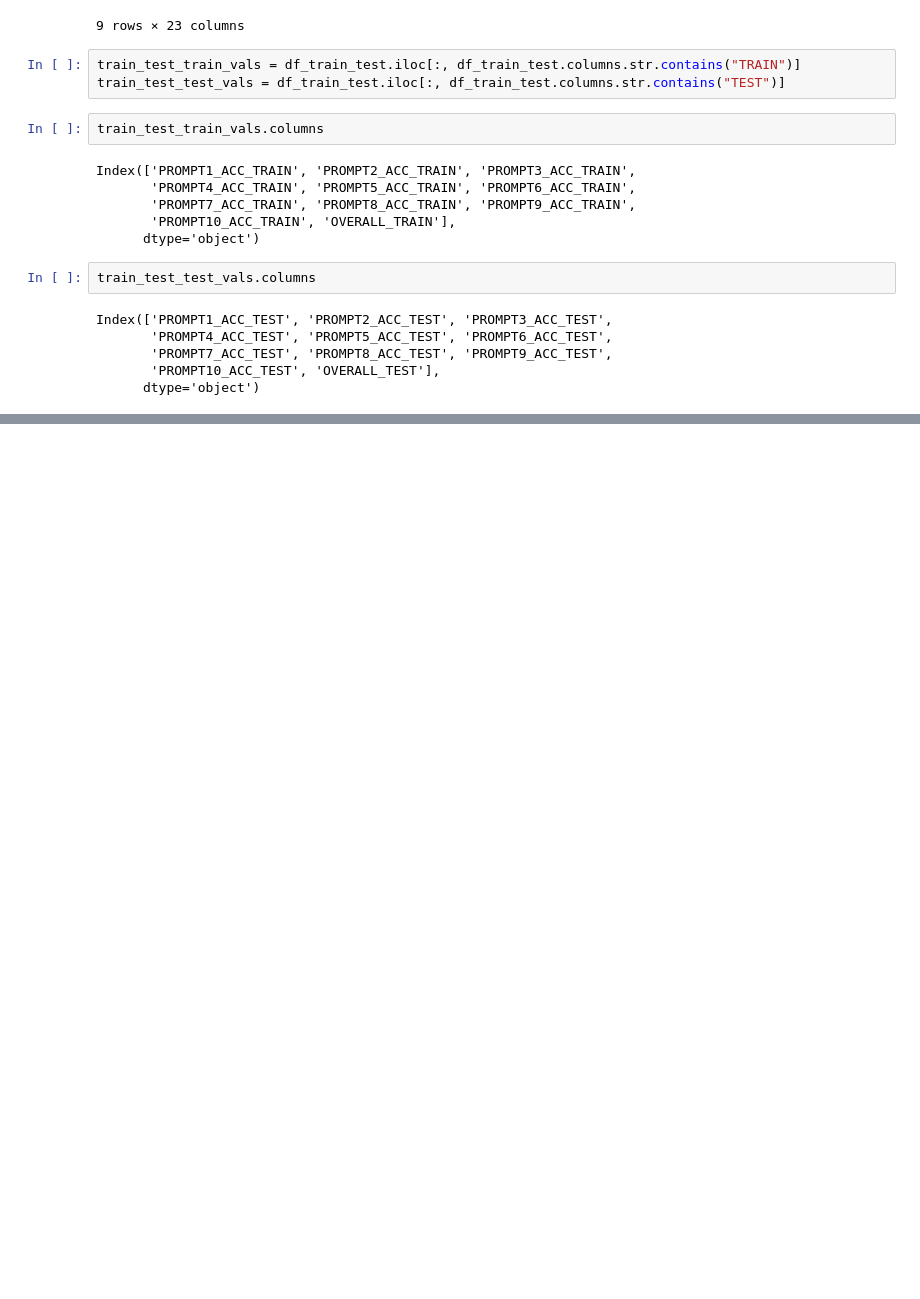
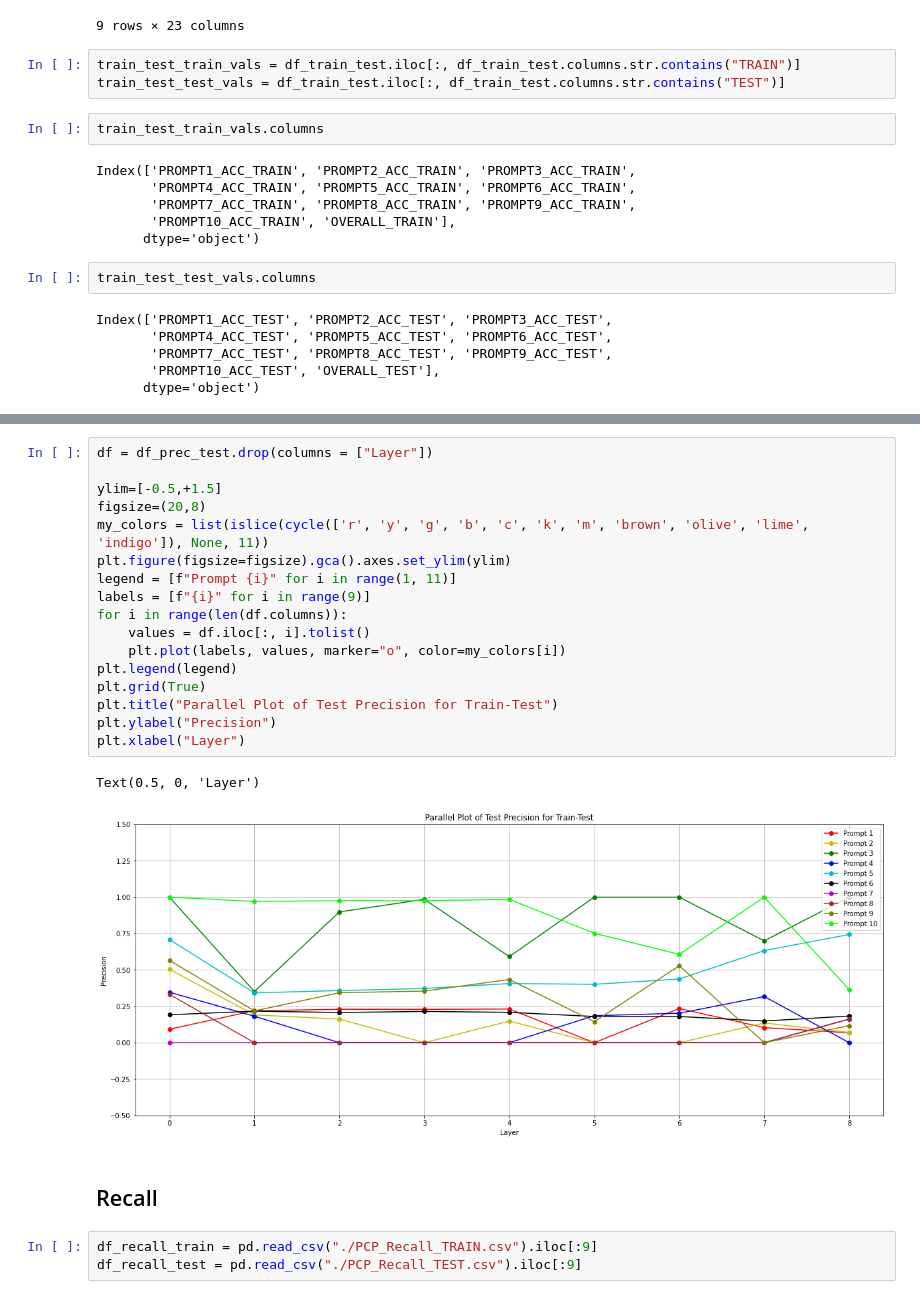
Before and after one commit to a-murali/clustering-code, a Jupyter notebook: llamatales/PCP.ipynb, the cells around one changed output, grey strips where cells are left out. Cells and saved outputs as stored; diff of their text form; blank space fills up the shorter version.

```diff
--- a/llamatales/PCP.ipynb
+++ b/llamatales/PCP.ipynb
@@ -109,0 +170,25 @@ Text(0.5, 1.0, 'Parallel Plot of Test Accuracy for Train-Test')
+# %%
+df = df_prec_test.drop(columns = ["Layer"])
+
+ylim=[-0.5,+1.5]
+figsize=(20,8)
+my_colors = list(islice(cycle(['r', 'y', 'g', 'b', 'c', 'k', 'm', 'brown', 'olive', 'lime', 'indigo']), None, 11))
+plt.figure(figsize=figsize).gca().axes.set_ylim(ylim)
+legend = [f"Prompt {i}" for i in range(1, 11)]
+labels = [f"{i}" for i in range(9)]
+for i in range(len(df.columns)):
+    values = df.iloc[:, i].tolist()
+    plt.plot(labels, values, marker="o", color=my_colors[i])
+plt.legend(legend)
+plt.grid(True)
+plt.title("Parallel Plot of Test Precision for Train-Test")
+plt.ylabel("Precision")
+plt.xlabel("Layer")
+# %% [output]
+Text(0.5, 0, 'Layer')
+[figure, added]
+# %% [markdown]
+## Recall
+# %%
+df_recall_train = pd.read_csv("./PCP_Recall_TRAIN.csv").iloc[:9]
+df_recall_test = pd.read_csv("./PCP_Recall_TEST.csv").iloc[:9]
```
Also changed, not shown: parts of 15 cells of this notebook, 6 other files.
